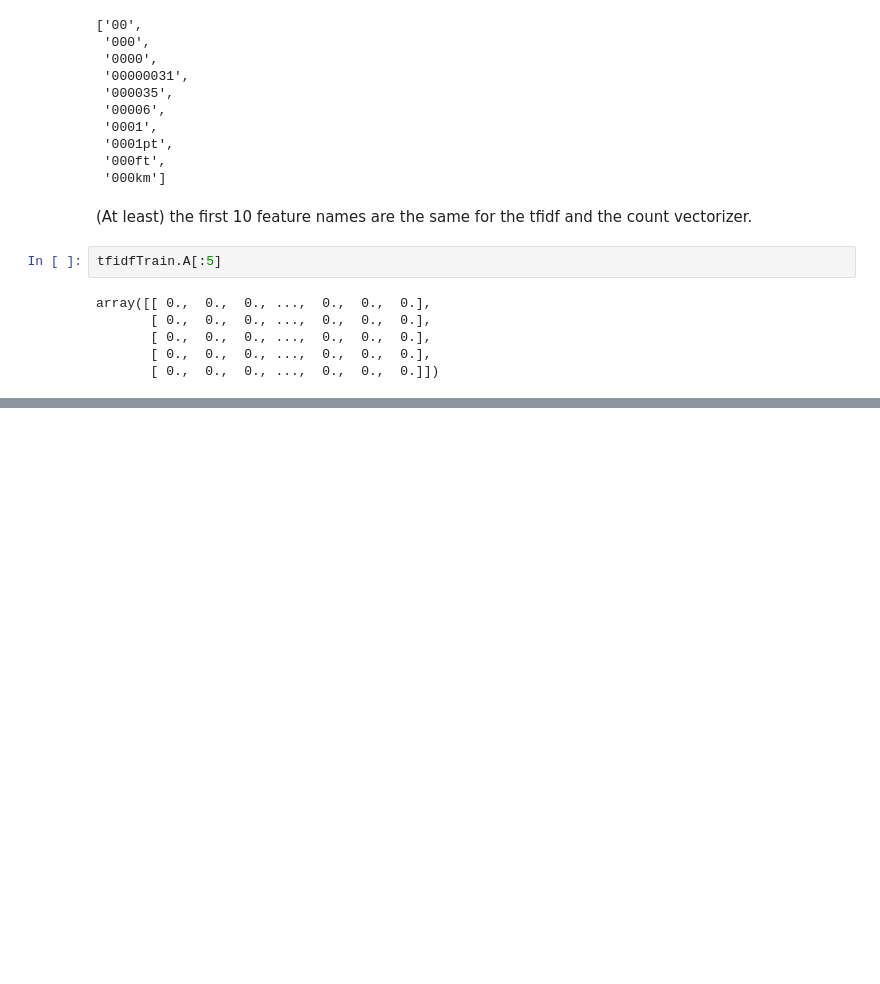
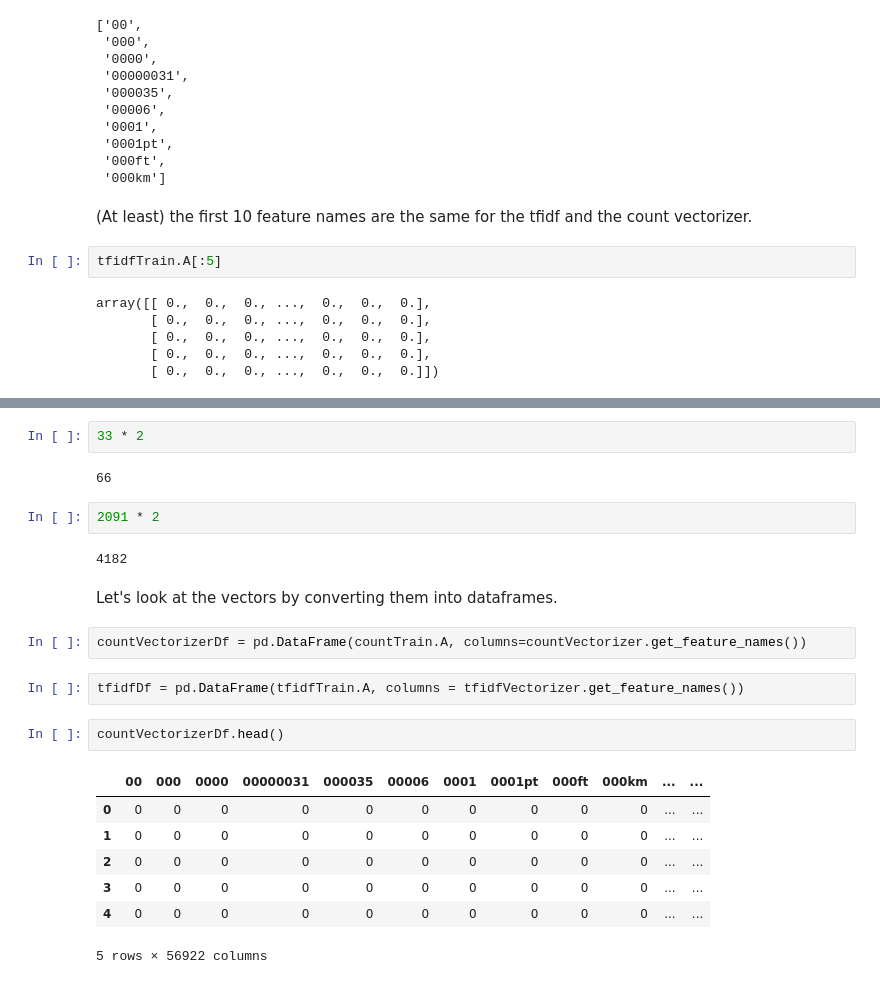
Before and after one commit to sushant2811/NLPandDeepLearning, a Jupyter notebook: NLP.ipynb, the cells around one changed output, grey strips where cells are left out. Cells and saved outputs as stored; diff of their text form; blank space fills up the shorter version.

```diff
--- a/NLP.ipynb
+++ b/NLP.ipynb
@@ -2108,0 +2149,24 @@ array([[ 0.,  0.,  0., ...,  0.,  0.,  0.],
+# %%
+33 * 2
+# %% [output]
+66
+# %%
+2091 * 2
+# %% [output]
+4182
+# %% [markdown]
+Let's look at the vectors by converting them into dataframes.
+# %%
+countVectorizerDf = pd.DataFrame(countTrain.A, columns=countVectorizer.get_feature_names())
+# %%
+tfidfDf = pd.DataFrame(tfidfTrain.A, columns = tfidfVectorizer.get_feature_names())
+# %%
+countVectorizerDf.head()
+# %% [output]
+|  | 00 | 000 | 0000 | 00000031 | 000035 | 00006 | 0001 | 0001pt | 000ft | 000km | ... | ... |
+| 0 | 0 | 0 | 0 | 0 | 0 | 0 | 0 | 0 | 0 | 0 | ... | ... |
+| 1 | 0 | 0 | 0 | 0 | 0 | 0 | 0 | 0 | 0 | 0 | ... | ... |
+| 2 | 0 | 0 | 0 | 0 | 0 | 0 | 0 | 0 | 0 | 0 | ... | ... |
+| 3 | 0 | 0 | 0 | 0 | 0 | 0 | 0 | 0 | 0 | 0 | ... | ... |
+| 4 | 0 | 0 | 0 | 0 | 0 | 0 | 0 | 0 | 0 | 0 | ... | ... |
+5 rows × 56922 columns
```
Also changed, not shown: parts of 42 cells of this notebook.
